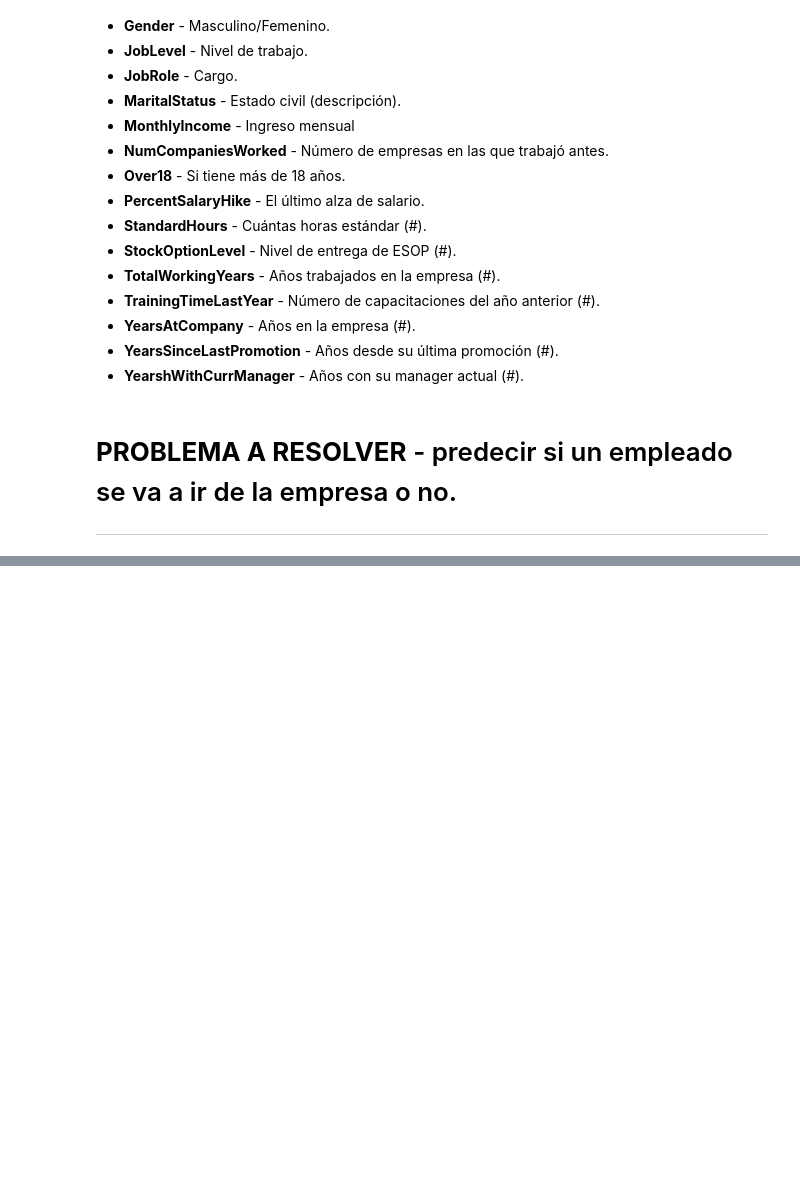
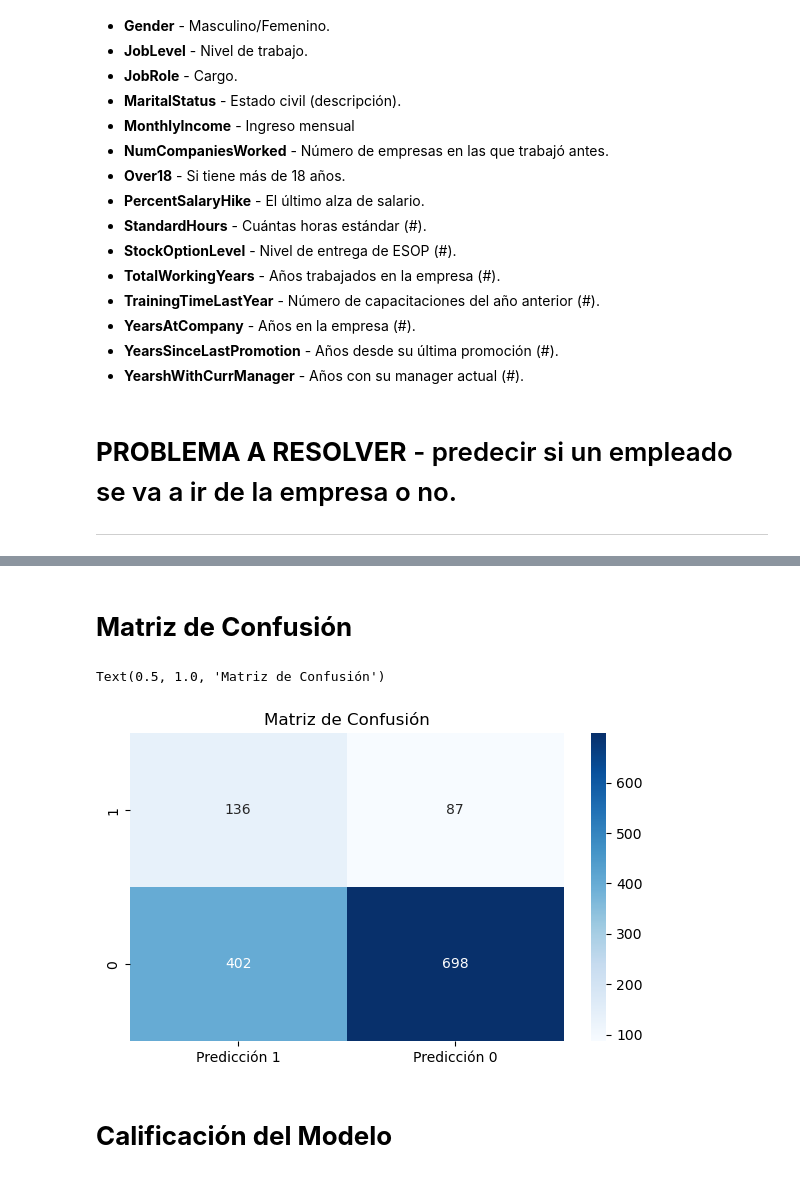
Before and after one commit to grrddn/Modulo_44_Introduccion_a_la_Clasificacion, a Jupyter notebook: 01 Módulo_44_Introducción_a_la_Clasificación.ipynb, the cells around one changed output, grey strips where cells are left out. Drawn from its saved outputs; the diff is of its cells as text; code cells hidden in the pictures; blank space fills up the shorter version.

```diff
--- a/01 Módulo_44_Introducción_a_la_Clasificación.ipynb
+++ b/01 Módulo_44_Introducción_a_la_Clasificación.ipynb
@@ -67,0 +500,7 @@ ____
+# %%
+from sklearn.model_selection import train_test_split
+
+X = df2.drop('Attrition', axis=1)
+y = df2['Attrition']
+
+X_train, X_test, y_train, y_tes = train_test_split(X, y, test_size=0.30, random_state=1)
@@ -67,0 +542,7 @@ ____
+# %%
+from sklearn import metrics
+from sklearn.linear_model import LogisticRegression
+
+model = LogisticRegression(solver='liblinear', class_weight='balanced')
+# %%
+model.fit(X_train, y_train)
@@ -67,0 +551,2 @@ ____
+# %%
+y_predict = model.predict(X_test)
@@ -67,0 +613,12 @@ ____
+# %% [markdown]
+# **Matriz de Confusión**
+# %%
+cm=metrics.confusion_matrix(y_tes, y_predict, labels=[1,0])
+
+df_cm = pd.DataFrame(cm, index = [i for i in ['1','0']],
+                     columns= [i for i in ['Predicción 1', 'Predicción 0']])
+plt.figure(figsize=(7,4))
+sns.heatmap(df_cm, annot=True, cmap='Blues', fmt='d').set_title('Matriz de Confusión')
+# %% [output]
+Text(0.5, 1.0, 'Matriz de Confusión')
+[figure, added]
@@ -67,0 +630,2 @@ ____
+# %% [markdown]
+# **Calificación del Modelo**
```
Also changed, not shown: parts of 64 cells of this notebook.
